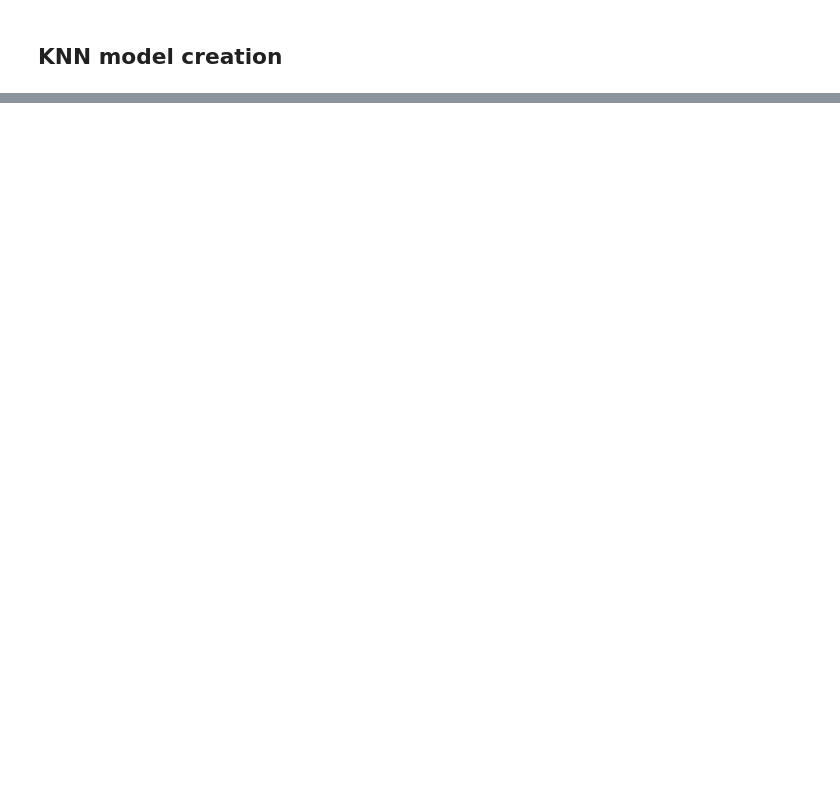
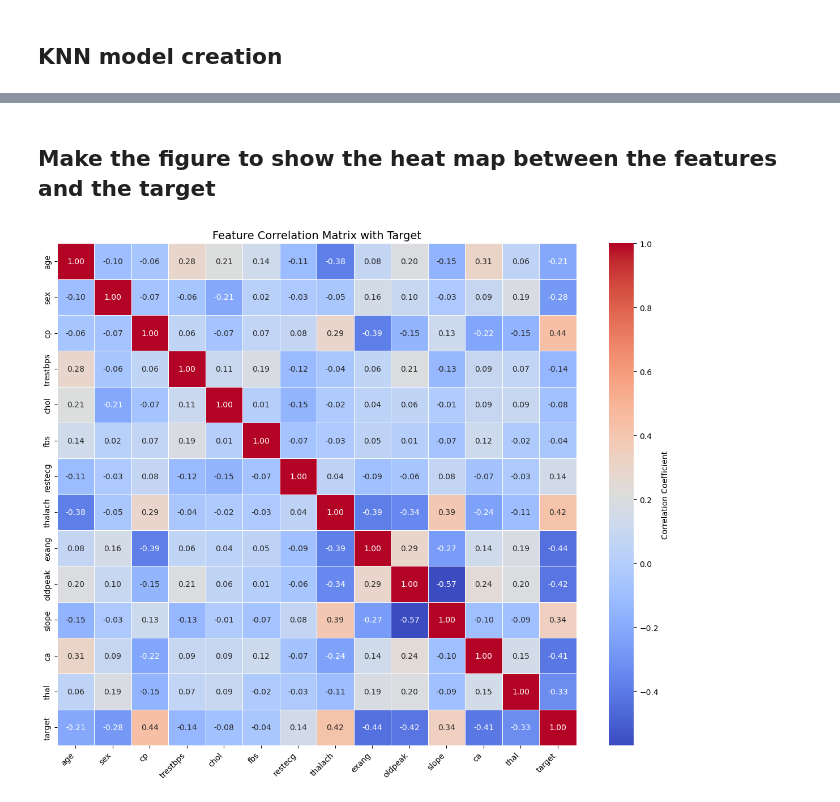
Before and after one commit to J3Unknown/AI-Project, a Jupyter notebook: AI-Project.ipynb, the cells around one changed output, grey strips where cells are left out. Cells and saved outputs as stored; diff of their text form; code cells hidden in the pictures; blank space fills up the shorter version.

```diff
--- a/AI-Project.ipynb
+++ b/AI-Project.ipynb
@@ -146,0 +253,21 @@ print(f"KNN Classification Report :\n {knn_classification_report}")
+# %% [markdown]
+## Make the figure to show the heat map between the features and the target
+# %%
+plt.figure(figsize=(12, 10))
+sns.heatmap(
+    correlation_matrix,
+    annot=True,
+    fmt=".2f",
+    cmap="coolwarm",
+    cbar_kws={"label": "Correlation Coefficient"},
+    linewidths=0.5,
+    annot_kws={"size": 10},
+)
+
+plt.title("Feature Correlation Matrix with Target", fontsize=14)
+plt.xticks(rotation=45, ha="right", fontsize=10)
+plt.yticks(fontsize=10)
+plt.tight_layout()
+plt.show()
+# %% [output]
+[figure, added]
```
Also changed, not shown: parts of 31 cells of this notebook, 1 other file.
